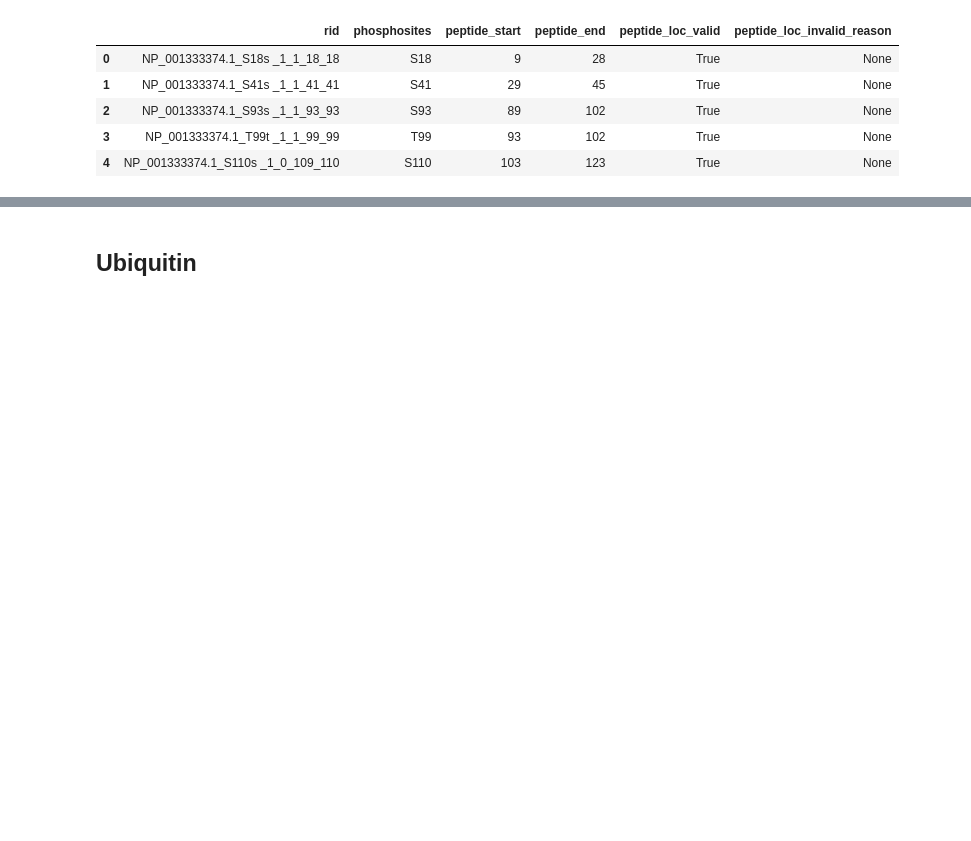
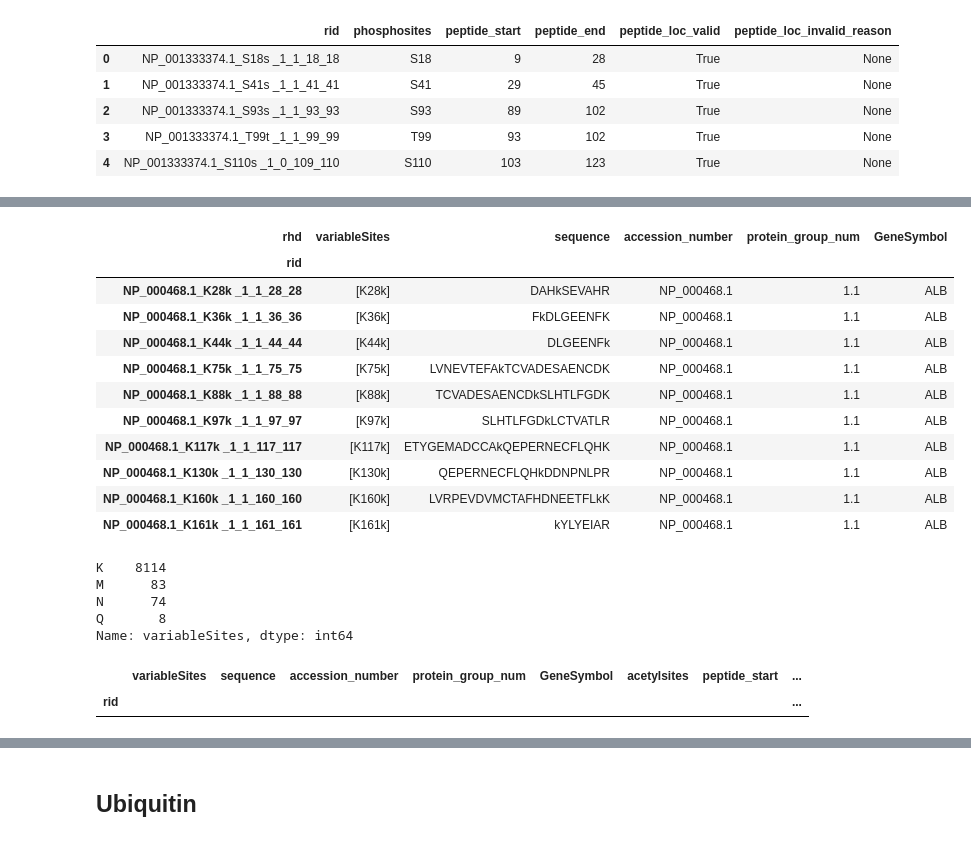
Before and after one commit to ccwang002/cptac_proteome_preprocess, a Jupyter notebook: notebooks/01_cptac3/05_luscc_discovery_peptide_range.ipynb, the cells around one changed output, grey strips where cells are left out. Drawn from its saved outputs; the diff is of its cells as text; code cells hidden in the pictures; blank space fills up the shorter version.

Commit message:
Process LSCC discovery acetyl

```diff
--- a/notebooks/01_cptac3/05_luscc_discovery_peptide_range.ipynb
+++ b/notebooks/01_cptac3/05_luscc_discovery_peptide_range.ipynb
@@ -6,11 +6,12 @@ from pysam import FastaFile
 import pandas as pd
 from cmapPy.pandasGEXpress.parse import parse
 # %%
-DATA_ROOT = Path('/Users/liang/Box/MyCPTAC/CPTAC_proteome_v1/')
+DATA_ROOT = Path('/Users/liang/Box/MyCPTAC/CPTAC_proteome_v1.1/')
 
 refseq_fasta_pth = DATA_ROOT / 'DCC/RefSeq_20180629/RefSeq.20180629_Human_ucsc_hg38_cpdbnr_mito_264contams.fasta.gz'
 
 phospho_pth = DATA_ROOT / 'CPTAC3/LSCC_discovery/lscc-v3.2-phosphoproteome-ratio-norm-NArm.gct'
+acetyl_pth = DATA_ROOT / 'CPTAC3/LSCC_discovery/lscc-v3.2-acetylome-ratio-norm-NArm.gct'
 ubiquitin_pth = DATA_ROOT / 'CPTAC3/LSCC_discovery/lscc-v3.2-ubiquitylome-ratio-norm-NArm.gct'
 # %%
 protein_fa = FastaFile(str(refseq_fasta_pth))
@@ -128,0 +132,3 @@ out_df.head()
+# %%
+raw_acetyl_gct = parse(str(acetyl_pth))
+raw_acetyl_gct.row_metadata_df.columns
@@ -128,0 +146,29 @@ out_df.head()
+# %%
+peptide_df = raw_acetyl_gct.row_metadata_df.loc[
+    # Only Keep RefSeq accessions
+    ~raw_acetyl_gct.row_metadata_df['accession_number'].str.startswith('smORF'),
+    ['variableSites', 'sequence', 'accession_number', 'protein_group_num', 'GeneSymbol']
+]
+peptide_df['variableSites'] = peptide_df['variableSites'].str.findall(r'[A-Z]\d+[a-z]')
+peptide_df.head(10)
+# %% [output]
+| rhd | variableSites | sequence | accession_number | protein_group_num | GeneSymbol |
+| rid |  |  |  |  |  |
+| NP_000468.1_K28k _1_1_28_28 | [K28k] | DAHkSEVAHR | NP_000468.1 | 1.1 | ALB |
+| NP_000468.1_K36k _1_1_36_36 | [K36k] | FkDLGEENFK | NP_000468.1 | 1.1 | ALB |
+| NP_000468.1_K44k _1_1_44_44 | [K44k] | DLGEENFk | NP_000468.1 | 1.1 | ALB |
+| NP_000468.1_K75k _1_1_75_75 | [K75k] | LVNEVTEFAkTCVADESAENCDK | NP_000468.1 | 1.1 | ALB |
+| NP_000468.1_K88k _1_1_88_88 | [K88k] | TCVADESAENCDkSLHTLFGDK | NP_000468.1 | 1.1 | ALB |
+| NP_000468.1_K97k _1_1_97_97 | [K97k] | SLHTLFGDkLCTVATLR | NP_000468.1 | 1.1 | ALB |
+| NP_000468.1_K117k _1_1_117_117 | [K117k] | ETYGEMADCCAkQEPERNECFLQHK | NP_000468.1 | 1.1 | ALB |
+| NP_000468.1_K130k _1_1_130_130 | [K130k] | QEPERNECFLQHkDDNPNLPR | NP_000468.1 | 1.1 | ALB |
+| NP_000468.1_K160k _1_1_160_160 | [K160k] | LVRPEVDVMCTAFHDNEETFLkK | NP_000468.1 | 1.1 | ALB |
+| NP_000468.1_K161k _1_1_161_161 | [K161k] | kYLYEIAR | NP_000468.1 | 1.1 | ALB |
+# %%
+peptide_df['variableSites'].explode().apply(lambda x: x[0]).value_counts()
+# %% [output]
+K    8114
+M      83
+N      74
+Q       8
+Name: variableSites, dtype: int64
@@ -128,0 +191,8 @@ out_df.head()
+# %%
+# Combine the location and peptide information
+peptide_with_loc_df = pd.concat([peptide_df, peptide_loc_range_df], axis=1)
+# List all the invalid peptides
+peptide_with_loc_df[~peptide_loc_range_df['peptide_loc_valid']].head()
+# %% [output]
+|  | variableSites | sequence | accession_number | protein_group_num | GeneSymbol | acetylsites | peptide_start | ... |
+| rid |  |  |  |  |  |  |  | ... |
```
Also changed, not shown: parts of 6 cells of this notebook, 3 other files.
